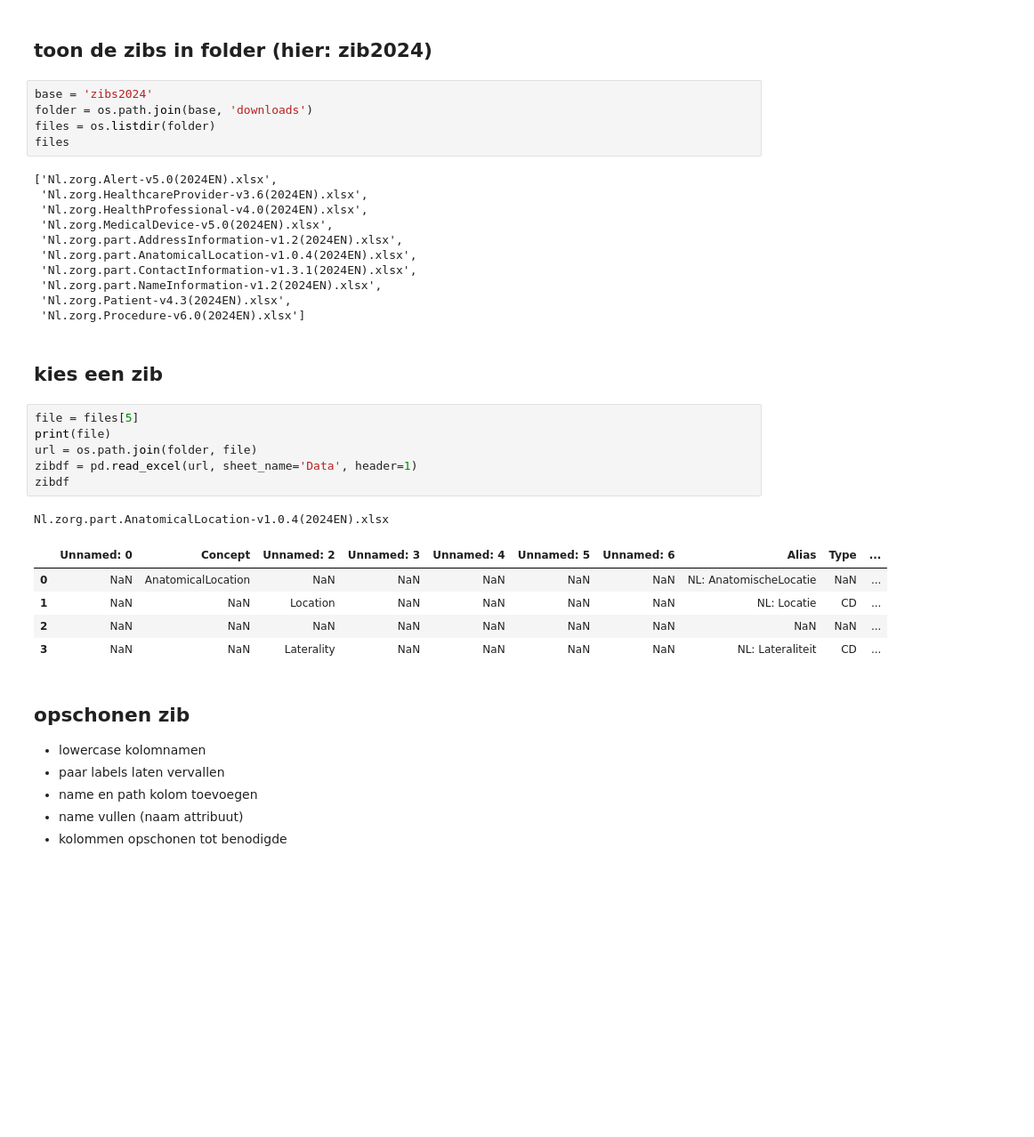
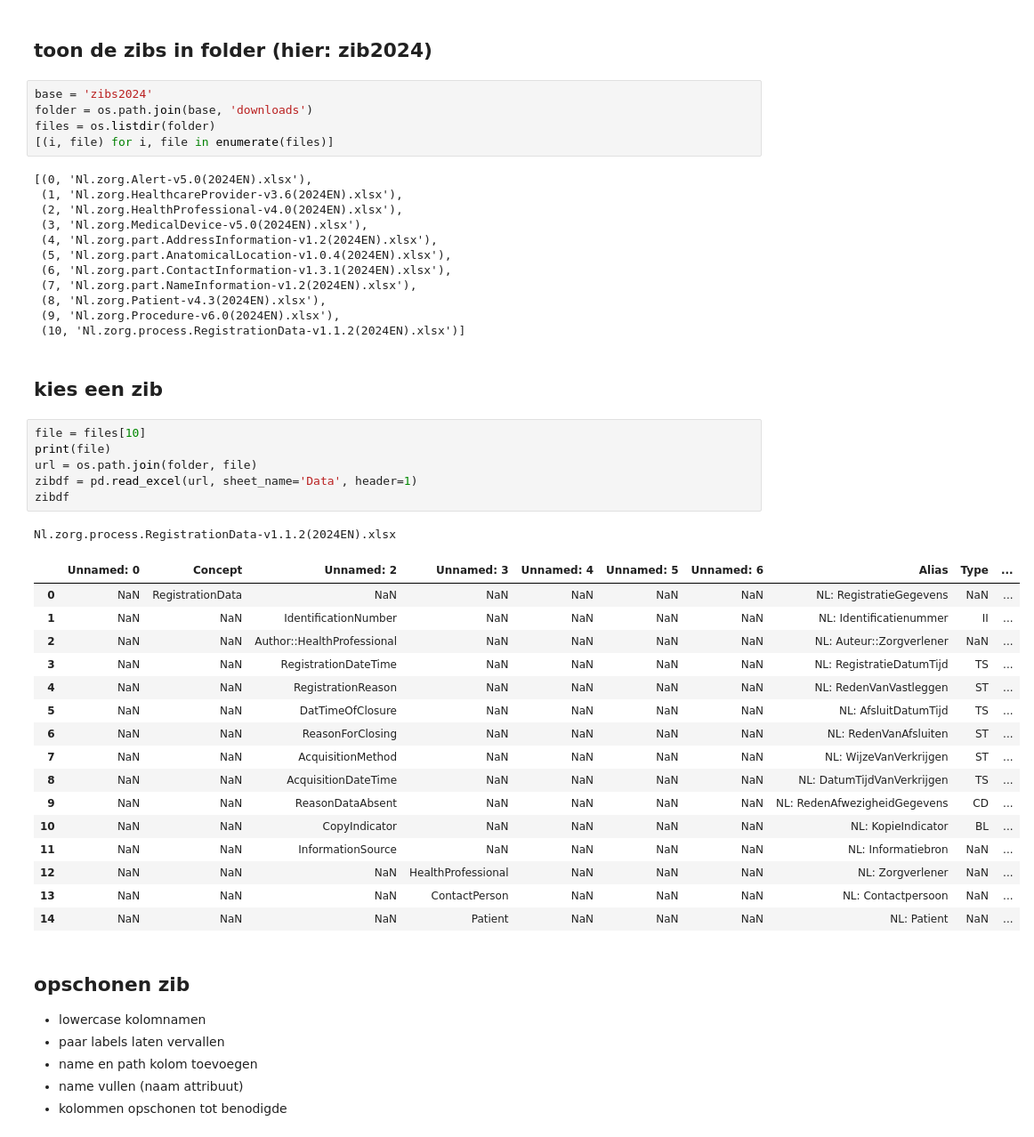
Before and after one commit to Nictiz/eu-nl-compared, a Jupyter notebook: zib2024-to-map.ipynb, the cells around one changed output. Shown at 89% size. Drawn from its saved outputs; the diff is of its cells as text; blank space fills up the shorter version.

```diff
--- a/zib2024-to-map.ipynb
+++ b/zib2024-to-map.ipynb
@@ -14,33 +14,45 @@ import os
 base = 'zibs2024'
 folder = os.path.join(base, 'downloads')
 files = os.listdir(folder)
-files
+[(i, file) for i, file in enumerate(files)]
 # %% [output]
-['Nl.zorg.Alert-v5.0(2024EN).xlsx',
- 'Nl.zorg.HealthcareProvider-v3.6(2024EN).xlsx',
- 'Nl.zorg.HealthProfessional-v4.0(2024EN).xlsx',
- 'Nl.zorg.MedicalDevice-v5.0(2024EN).xlsx',
- 'Nl.zorg.part.AddressInformation-v1.2(2024EN).xlsx',
- 'Nl.zorg.part.AnatomicalLocation-v1.0.4(2024EN).xlsx',
- 'Nl.zorg.part.ContactInformation-v1.3.1(2024EN).xlsx',
- 'Nl.zorg.part.NameInformation-v1.2(2024EN).xlsx',
- 'Nl.zorg.Patient-v4.3(2024EN).xlsx',
- 'Nl.zorg.Procedure-v6.0(2024EN).xlsx']
+[(0, 'Nl.zorg.Alert-v5.0(2024EN).xlsx'),
+ (1, 'Nl.zorg.HealthcareProvider-v3.6(2024EN).xlsx'),
+ (2, 'Nl.zorg.HealthProfessional-v4.0(2024EN).xlsx'),
+ (3, 'Nl.zorg.MedicalDevice-v5.0(2024EN).xlsx'),
+ (4, 'Nl.zorg.part.AddressInformation-v1.2(2024EN).xlsx'),
+ (5, 'Nl.zorg.part.AnatomicalLocation-v1.0.4(2024EN).xlsx'),
+ (6, 'Nl.zorg.part.ContactInformation-v1.3.1(2024EN).xlsx'),
+ (7, 'Nl.zorg.part.NameInformation-v1.2(2024EN).xlsx'),
+ (8, 'Nl.zorg.Patient-v4.3(2024EN).xlsx'),
+ (9, 'Nl.zorg.Procedure-v6.0(2024EN).xlsx'),
+ (10, 'Nl.zorg.process.RegistrationData-v1.1.2(2024EN).xlsx')]
 # %% [markdown]
 ## kies een zib
 # %%
-file = files[5]
+file = files[10]
 print(file)
 url = os.path.join(folder, file)
 zibdf = pd.read_excel(url, sheet_name='Data', header=1)
 zibdf
 # %% [output]
-Nl.zorg.part.AnatomicalLocation-v1.0.4(2024EN).xlsx
+Nl.zorg.process.RegistrationData-v1.1.2(2024EN).xlsx
 |  | Unnamed: 0 | Concept | Unnamed: 2 | Unnamed: 3 | Unnamed: 4 | Unnamed: 5 | Unnamed: 6 | Alias | Type | ... |
-| 0 | NaN | AnatomicalLocation | NaN | NaN | NaN | NaN | NaN | NL: AnatomischeLocatie | NaN | ... |
-| 1 | NaN | NaN | Location | NaN | NaN | NaN | NaN | NL: Locatie | CD | ... |
-| 2 | NaN | NaN | NaN | NaN | NaN | NaN | NaN | NaN | NaN | ... |
-| 3 | NaN | NaN | Laterality | NaN | NaN | NaN | NaN | NL: Lateraliteit | CD | ... |
+| 0 | NaN | RegistrationData | NaN | NaN | NaN | NaN | NaN | NL: RegistratieGegevens | NaN | ... |
+| 1 | NaN | NaN | IdentificationNumber | NaN | NaN | NaN | NaN | NL: Identificatienummer | II | ... |
+| 2 | NaN | NaN | Author::HealthProfessional | NaN | NaN | NaN | NaN | NL: Auteur::Zorgverlener | NaN | ... |
+| 3 | NaN | NaN | RegistrationDateTime | NaN | NaN | NaN | NaN | NL: RegistratieDatumTijd | TS | ... |
+| 4 | NaN | NaN | RegistrationReason | NaN | NaN | NaN | NaN | NL: RedenVanVastleggen | ST | ... |
+| 5 | NaN | NaN | DatTimeOfClosure | NaN | NaN | NaN | NaN | NL: AfsluitDatumTijd | TS | ... |
+| 6 | NaN | NaN | ReasonForClosing | NaN | NaN | NaN | NaN | NL: RedenVanAfsluiten | ST | ... |
+| 7 | NaN | NaN | AcquisitionMethod | NaN | NaN | NaN | NaN | NL: WijzeVanVerkrijgen | ST | ... |
+| 8 | NaN | NaN | AcquisitionDateTime | NaN | NaN | NaN | NaN | NL: DatumTijdVanVerkrijgen | TS | ... |
+| 9 | NaN | NaN | ReasonDataAbsent | NaN | NaN | NaN | NaN | NL: RedenAfwezigheidGegevens | CD | ... |
+| 10 | NaN | NaN | CopyIndicator | NaN | NaN | NaN | NaN | NL: KopieIndicator | BL | ... |
+| 11 | NaN | NaN | InformationSource | NaN | NaN | NaN | NaN | NL: Informatiebron | NaN | ... |
+| 12 | NaN | NaN | NaN | HealthProfessional | NaN | NaN | NaN | NL: Zorgverlener | NaN | ... |
+| 13 | NaN | NaN | NaN | ContactPerson | NaN | NaN | NaN | NL: Contactpersoon | NaN | ... |
+| 14 | NaN | NaN | NaN | Patient | NaN | NaN | NaN | NL: Patient | NaN | ... |
 # %% [markdown]
 ## opschonen zib
 
```
Also changed, not shown: parts of 1 cell of this notebook, 8 other files.
